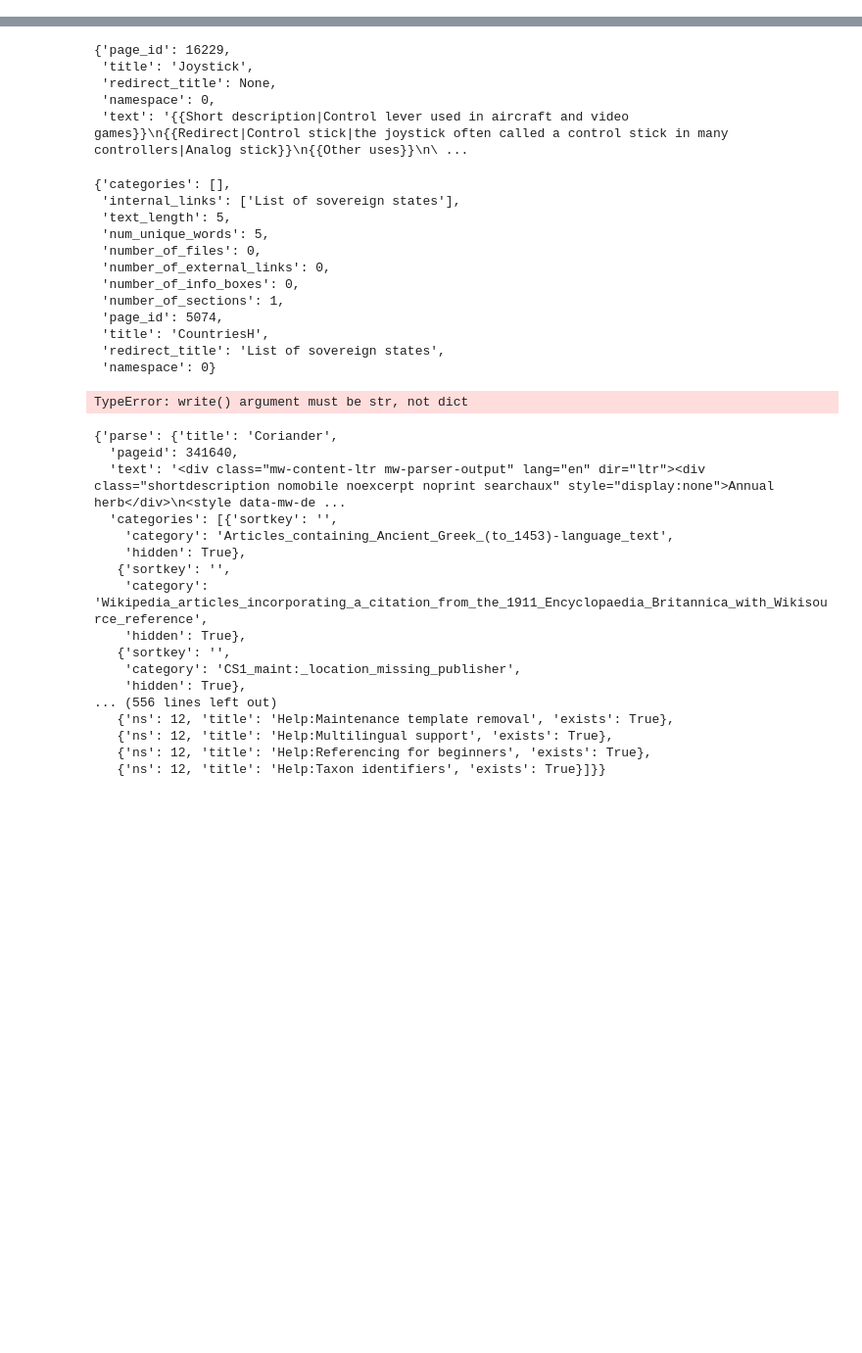
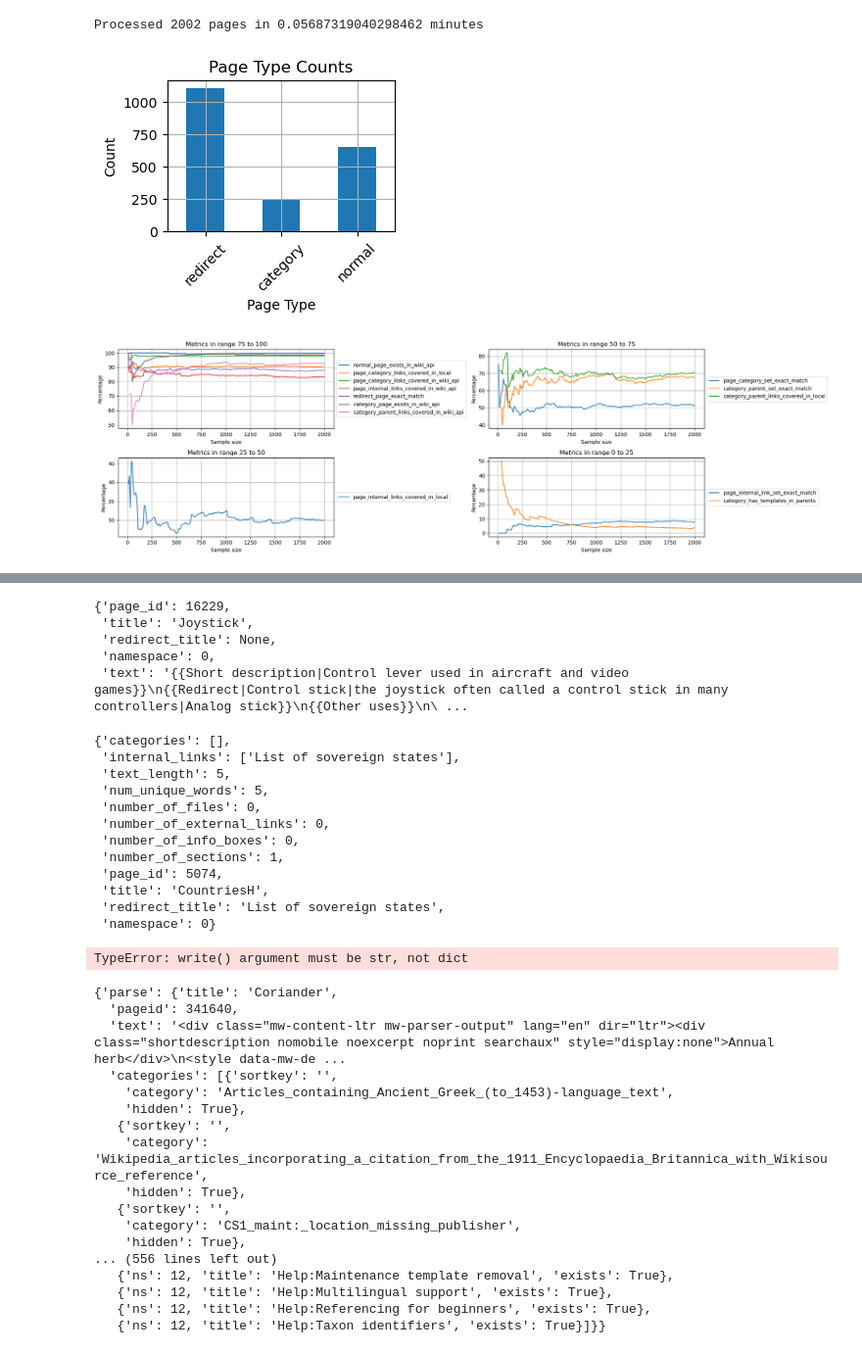
Before and after one commit to vmohit256/ml_practice, a Jupyter notebook: datasets/Wikipedia/error_estimation.ipynb, the cells around one changed output, grey strips where cells are left out. Shown at 98% size. Cells and saved outputs as stored; diff of their text form; code cells hidden in the pictures; blank space fills up the shorter version.

Commit message:
add error analysis

```diff
--- a/datasets/Wikipedia/error_estimation.ipynb
+++ b/datasets/Wikipedia/error_estimation.ipynb
@@ -99,0 +138,2 @@ Time taken to load the index: 227.78338074684143 seconds
+# %%
+shuffled_sampled_pages = random.sample(sampled_pages, len(sampled_pages))
@@ -99,0 +163,17 @@ Time taken to load the index: 227.78338074684143 seconds
+# %%
+def compute_redirect_page_metrics(page_summary, wiki_api_data):
+    # returns true or false based on whether the page summary details
+    assert page_summary['redirect_title'] is not None, "Page is not a redirect page"
+    metrics = {
+        'page_id': page_summary['page_id'],
+        'redirect_page_exact_match': {'sum': 1, 'count': 1}
+    }
+    if page_summary['page_id']!=wiki_api_data.get('parse', {}).get('pageid', None):
+        metrics['redirect_page_exact_match']['sum'] = 0
+    elif page_summary['title']!=wiki_api_data['parse']['title']:
+        metrics['redirect_page_exact_match']['sum'] = 0
+    else:
+        links = list(filter(lambda l: l['ns']==0, wiki_api_data['parse']['links']))
+        if len(links)!=1 or links[0]['title']!=page_summary['redirect_title']:
+            metrics['redirect_page_exact_match']['sum'] = 0
+    return metrics
@@ -99,0 +299,51 @@ Time taken to load the index: 227.78338074684143 seconds
+# %%
+last_refresh_time = time.time()
+start_time = time.time()
+last_refresh_index = -1
+page_type_counts = {
+    'redirect': 0,
+    'category': 0,
+    'normal': 0
+}
+metrics = []
+for i in range(len(shuffled_sampled_pages)):
+    page = shuffled_sampled_pages[i]
+    if page['page_id'] not in cached_data['snapshot_pages']:
+        # fetch next 100 pages from snapshot
+        page_ids = [p['page_id'] for p in shuffled_sampled_pages[i:i+100]]
+        for page in parser.page_stream(page_ids, include_text=True):
+            cached_data['snapshot_pages'][page['page_id']] = page
+    if page['page_id'] not in cached_data['wiki_api']:
+        # fetch from wikipedia api
+        title = page['title'].replace(' ', '_')
+        if page['namespace'] == 14:
+            title = 'Category:' + title
+        wiki_api_data = fetch_expanded_wikipedia_page(title)
+        cached_data['wiki_api'][page['page_id']] = wiki_api_data
+    if page['namespace'] == 0 and page['redirect_title'] is not None:
+        metrics.append(compute_redirect_page_metrics(page, cached_data['wiki_api'][page['page_id']]))
+        page_type_counts['redirect'] += 1
+    elif page['namespace'] == 0:
+        metrics.append(compute_normal_page_metrics(page, cached_data['wiki_api'][page['page_id']]))
+        page_type_counts['normal'] += 1
+    elif page['namespace'] == 14:
+        metrics.append(compute_category_page_metrics(page, cached_data['wiki_api'][page['page_id']]))
+        page_type_counts['category'] += 1
+    else:
+        raise ValueError(f"Unknown namespace: {page['namespace']}")
+    if time.time() - last_refresh_time > 10:
+        plot_metrics(metrics, page_type_counts, start_time)
+        last_refresh_time = time.time()
+        last_refresh_index = i
+        # save cache
+        with open('tmp/defect_rate_cache_1.json', 'w') as f:
+            json.dump(cached_data, f)
+        with open('tmp/defect_rate_metrics_2.json', 'w') as f:
+            json.dump(cached_data, f)
+    if i>2000:
+        break
+plot_metrics(metrics, page_type_counts, start_time)
+# %% [output]
+Processed 2002 pages in 0.05687319040298462 minutes
+[figure, added]
+[figure, added]
```
Also changed, not shown: parts of 19 cells of this notebook, 1 other file.
